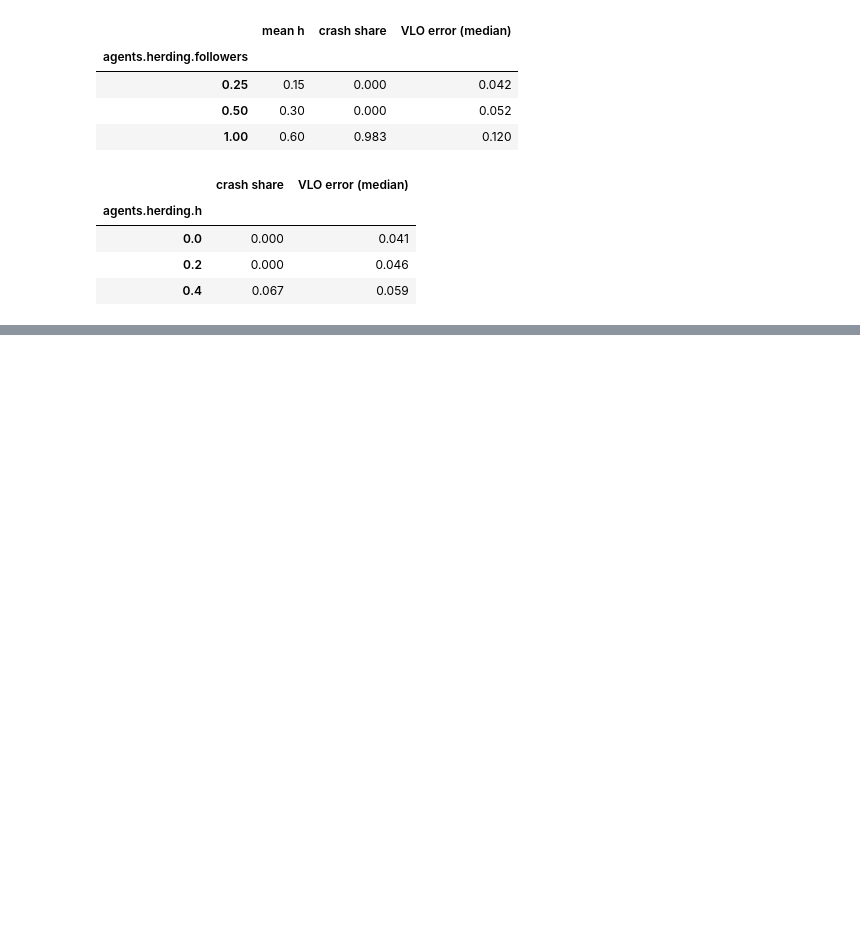
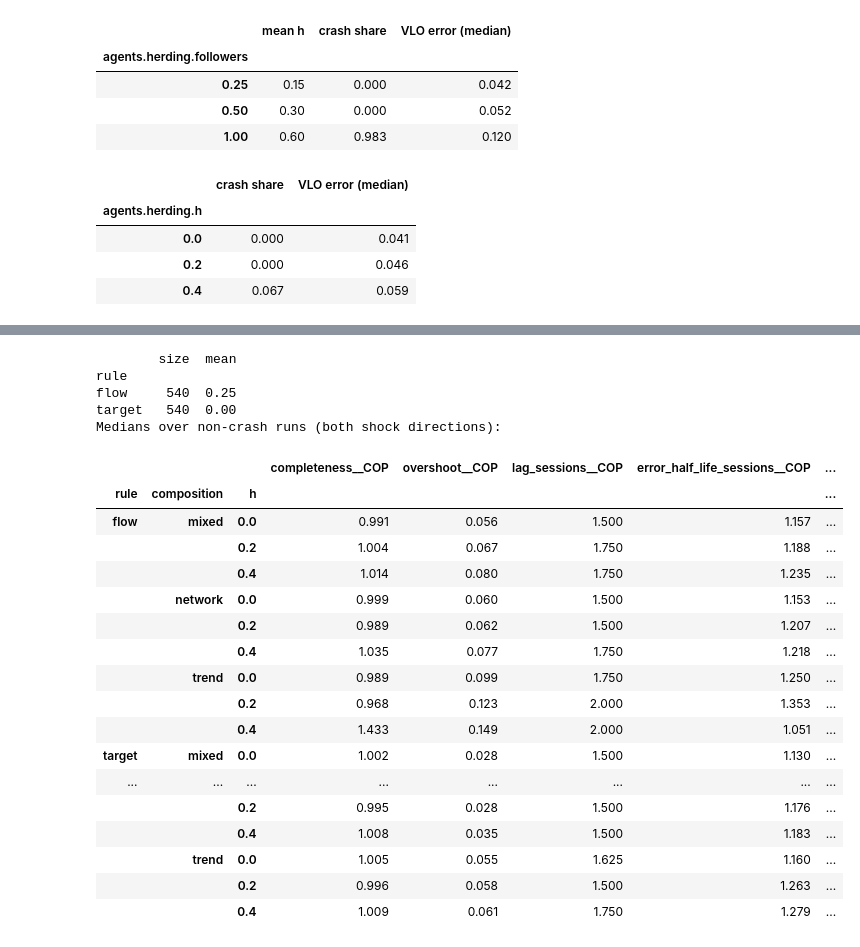
Before and after one commit to dmitrykitty/stock-exchange-simulation, a Jupyter notebook: notebooks/05_chain_wave.ipynb, the cells around one changed output, grey strips where cells are left out. Saved outputs shown, nothing was run; the diff lists cells and outputs as text; code cells hidden in the pictures; blank space fills up the shorter version.

```diff
--- a/notebooks/05_chain_wave.ipynb
+++ b/notebooks/05_chain_wave.ipynb
@@ -202,0 +222,43 @@ display(right.round(3))
+# %%
+from marketsim.metrics import wave_summary
+
+WAVE = {"step": 0.25, "end_window": 5.0, "max_lag": 12}
+wave_rows = []
+for rule, name in (("flow", "e4"), ("target", "e4_target")):
+    for row in pd.read_csv(RESULTS / name / "summary.csv").to_dict("records"):
+        log = load_run(RESULTS / name / row["run_id"])
+        # Same crash rule as section 3: some company lost more than 25% from its post-shock peak.
+        crash = max(run_row(log)[f"dd_{t}"] for t in TICKERS) > 0.25
+        wave_rows.append({"rule": rule, "composition": row["agents.composition"], "h": row["agents.herding.h"],
+                          "shock": row["external"], "seed": row["seed"], "crash": bool(crash),
+                          **wave_summary(log, **WAVE)})
+wave = pd.DataFrame(wave_rows)
+print(wave.groupby("rule").crash.agg(["size", "mean"]))
+WAVE_COLS = [f"{m}__{t}" for t in ("COP", "VLO")
+             for m in ("completeness", "overshoot", "lag_sessions", "error_half_life_sessions")]
+print("Medians over non-crash runs (both shock directions):")
+wave.loc[~wave.crash].groupby(["rule", "composition", "h"])[WAVE_COLS].median().round(3)
+# %% [output]
+        size  mean
+rule
+flow     540  0.25
+target   540  0.00
+Medians over non-crash runs (both shock directions):
+|  |  |  | completeness__COP | overshoot__COP | lag_sessions__COP | error_half_life_sessions__COP | ... |
+| rule | composition | h |  |  |  |  | ... |
+| flow | mixed | 0.0 | 0.991 | 0.056 | 1.500 | 1.157 | ... |
+|  |  | 0.2 | 1.004 | 0.067 | 1.750 | 1.188 | ... |
+|  |  | 0.4 | 1.014 | 0.080 | 1.750 | 1.235 | ... |
+|  | network | 0.0 | 0.999 | 0.060 | 1.500 | 1.153 | ... |
+|  |  | 0.2 | 0.989 | 0.062 | 1.500 | 1.207 | ... |
+|  |  | 0.4 | 1.035 | 0.077 | 1.750 | 1.218 | ... |
+|  | trend | 0.0 | 0.989 | 0.099 | 1.750 | 1.250 | ... |
+|  |  | 0.2 | 0.968 | 0.123 | 2.000 | 1.353 | ... |
+|  |  | 0.4 | 1.433 | 0.149 | 2.000 | 1.051 | ... |
+| target | mixed | 0.0 | 1.002 | 0.028 | 1.500 | 1.130 | ... |
+| ... | ... | ... | ... | ... | ... | ... | ... |
+|  |  | 0.2 | 0.995 | 0.028 | 1.500 | 1.176 | ... |
+|  |  | 0.4 | 1.008 | 0.035 | 1.500 | 1.183 | ... |
+|  | trend | 0.0 | 1.005 | 0.055 | 1.625 | 1.160 | ... |
+|  |  | 0.2 | 0.996 | 0.058 | 1.500 | 1.263 | ... |
+|  |  | 0.4 | 1.009 | 0.061 | 1.750 | 1.279 | ... |
```
Also changed, not shown: parts of 5 cells of this notebook, 3 other files.
